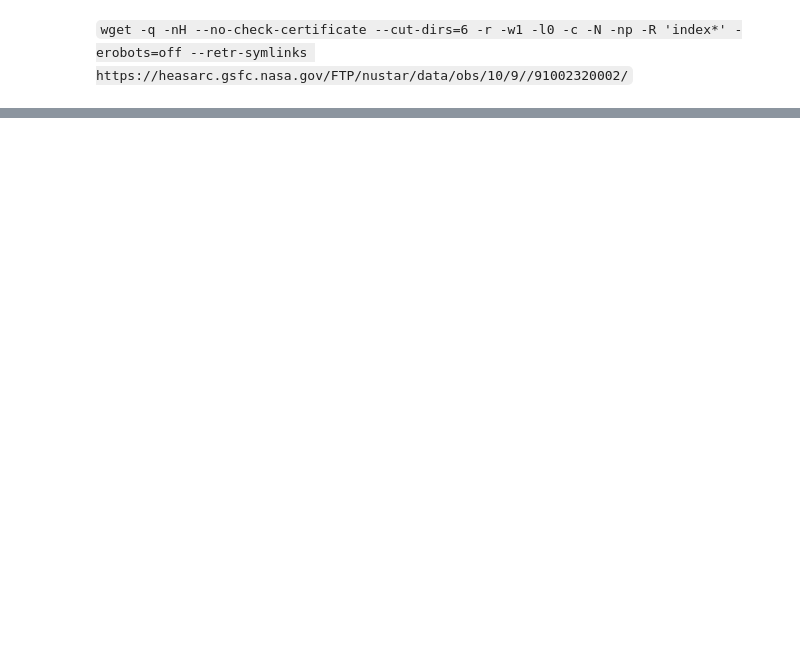
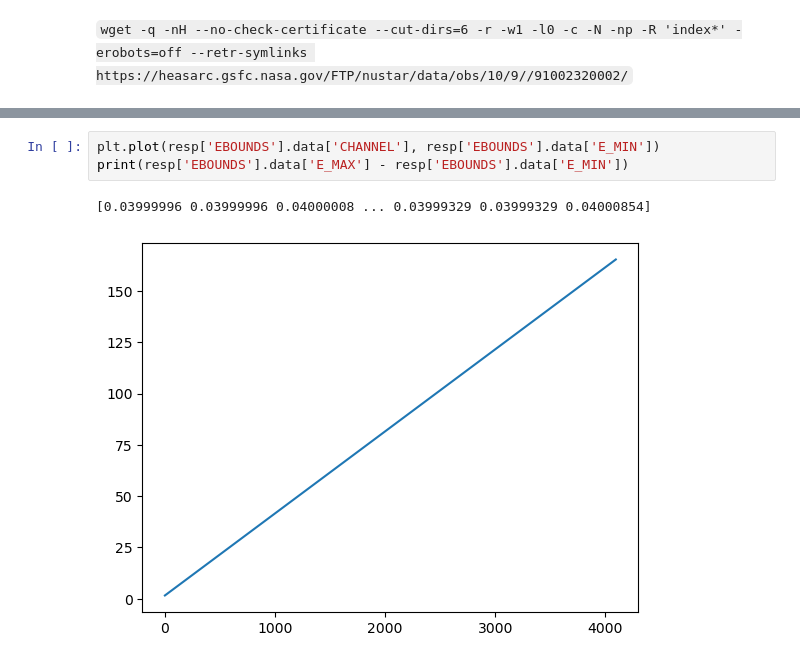
Before and after one commit to honghui-liu/data-analysis-at-Tuebingen, a Jupyter notebook: _sources/notebooks/NuSTAR_walkthrough.ipynb, the cells around one changed output, grey strips where cells are left out. Saved outputs shown, nothing was run; the diff lists cells and outputs as text; blank space fills up the shorter version.

```diff
--- a/_sources/notebooks/NuSTAR_walkthrough.ipynb
+++ b/_sources/notebooks/NuSTAR_walkthrough.ipynb
@@ -32,0 +152,6 @@ go to <https://heasarc.gsfc.nasa.gov/cgi-bin/W3Browse/w3browse.pl> and search fo
+# %%
+plt.plot(resp['EBOUNDS'].data['CHANNEL'], resp['EBOUNDS'].data['E_MIN'])
+print(resp['EBOUNDS'].data['E_MAX'] - resp['EBOUNDS'].data['E_MIN'])
+# %% [output]
+[0.03999996 0.03999996 0.04000008 ... 0.03999329 0.03999329 0.04000854]
+[figure, added]
```
Also changed, not shown: parts of 47 cells of this notebook, 16 other files.
